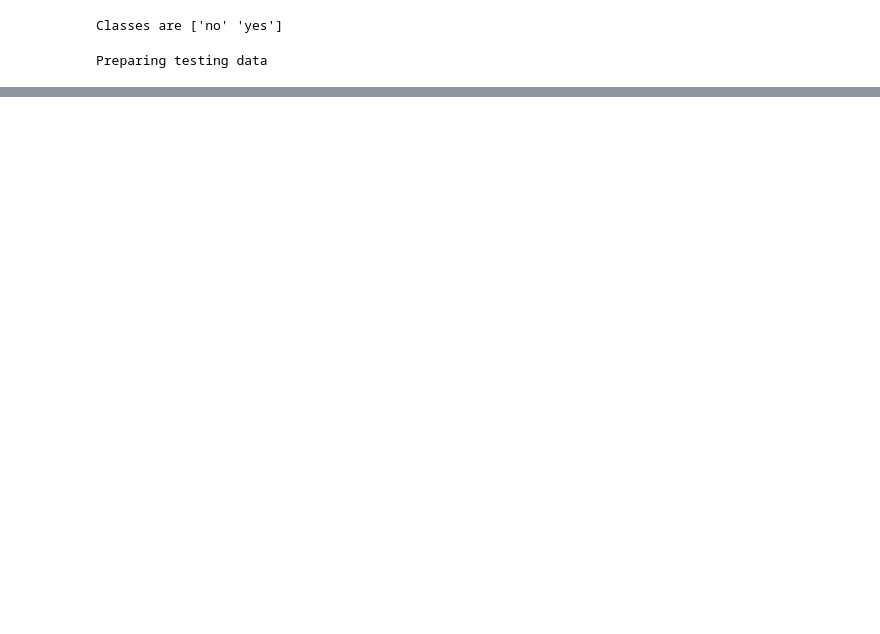
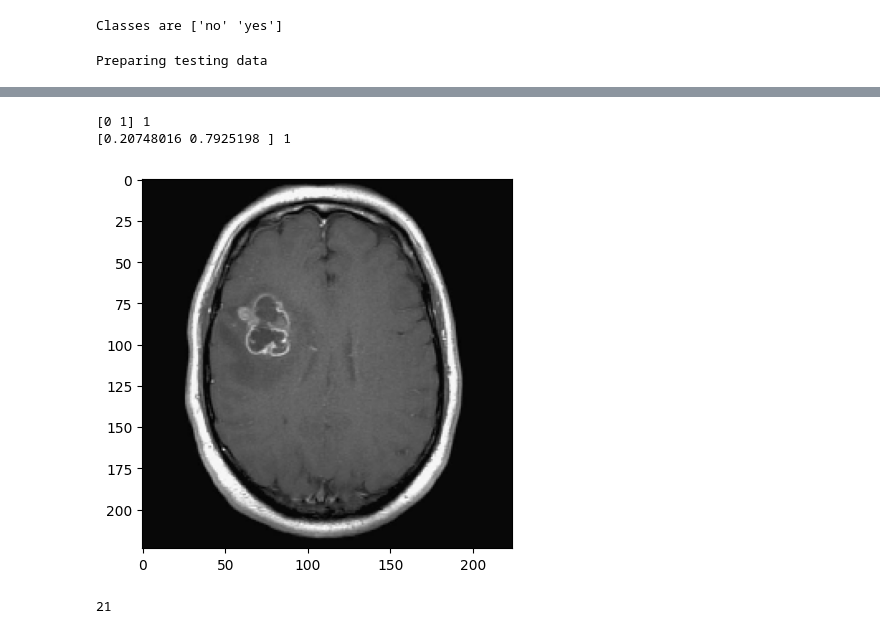
Before and after one commit to willpoulett/brain_classifier, a Jupyter notebook: eval_2.ipynb, the cells around one changed output, grey strips where cells are left out. Saved outputs shown, nothing was run; the diff lists cells and outputs as text; code cells hidden in the pictures; blank space fills up the shorter version.

```diff
--- a/eval_2.ipynb
+++ b/eval_2.ipynb
@@ -88,0 +101,12 @@ basic_results = model.predict(np.stack(images))
+# %%
+NUM = 14
+plt.imshow(tf.keras.utils.array_to_img(images[NUM]))
+print(labels[NUM], labels[NUM][1])
+print(basic_results[NUM], np.argmax(basic_results[NUM]))
+# A tumour should have a label of [0,1]
+# We want a value of 1 for a tumour
+# Therefore we should use teh second column, index 1
+# %% [output]
+[0 1] 1
+[0.20748016 0.7925198 ] 1
+[figure, added]
@@ -96,3 +125,7 @@ class_zero_df = initial_df[initial_df["class"] == 0]
 class_one_df = initial_df[initial_df["class"] == 1]
 class_one_length = len(class_one_df)
+# %%
+print(class_one_length)
+# %% [output]
+21
 # %%
```
Also changed, not shown: parts of 21 cells of this notebook, 4 other files.
